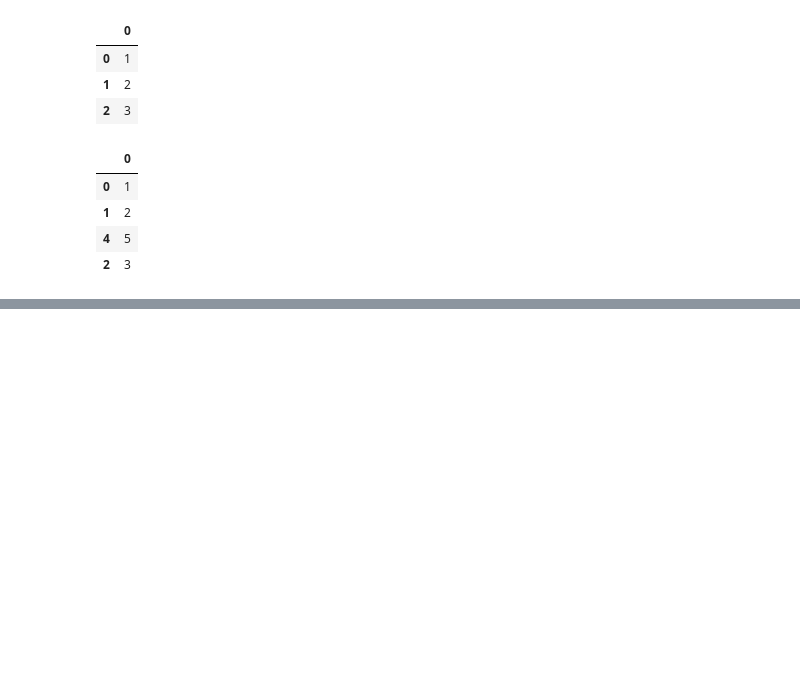
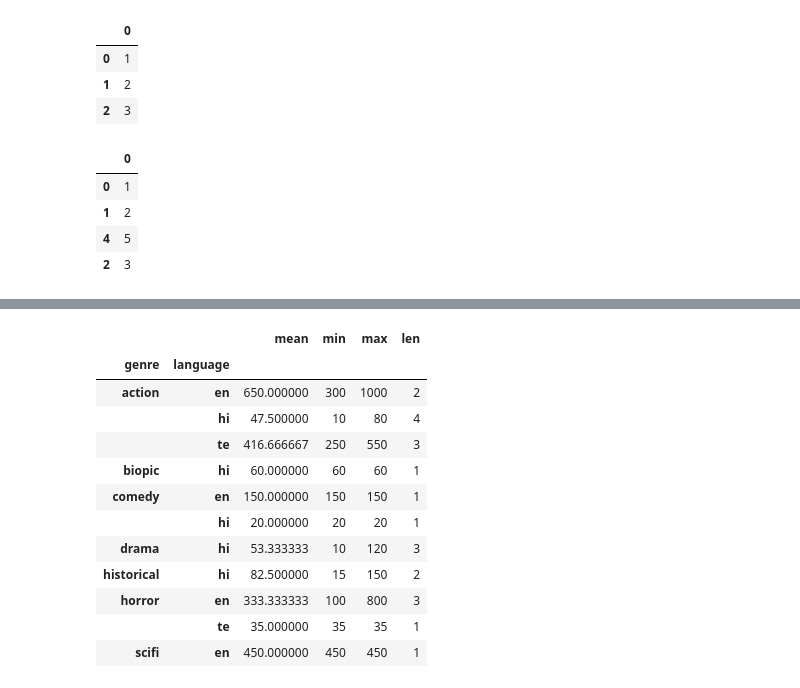
Before and after one commit to RITISAHU/ITS-2, a Jupyter notebook: day-20.ipynb, the cells around one changed output, grey strips where cells are left out. Saved outputs shown, nothing was run; the diff lists cells and outputs as text; code cells hidden in the pictures; blank space fills up the shorter version.

```diff
--- a/day-20.ipynb
+++ b/day-20.ipynb
@@ -331,0 +776,19 @@ df.sample(4)
+# %%
+
+movie.groupby(
+    ['genre','language']
+)['cost'].agg([np.mean, np.min, np.max, len])
+# %% [output]
+|  |  | mean | min | max | len |
+| genre | language |  |  |  |  |
+| action | en | 650.000000 | 300 | 1000 | 2 |
+|  | hi | 47.500000 | 10 | 80 | 4 |
+|  | te | 416.666667 | 250 | 550 | 3 |
+| biopic | hi | 60.000000 | 60 | 60 | 1 |
+| comedy | en | 150.000000 | 150 | 150 | 1 |
+|  | hi | 20.000000 | 20 | 20 | 1 |
+| drama | hi | 53.333333 | 10 | 120 | 3 |
+| historical | hi | 82.500000 | 15 | 150 | 2 |
+| horror | en | 333.333333 | 100 | 800 | 3 |
+|  | te | 35.000000 | 35 | 35 | 1 |
+| scifi | en | 450.000000 | 450 | 450 | 1 |
```
Also changed, not shown: parts of 50 cells of this notebook.
